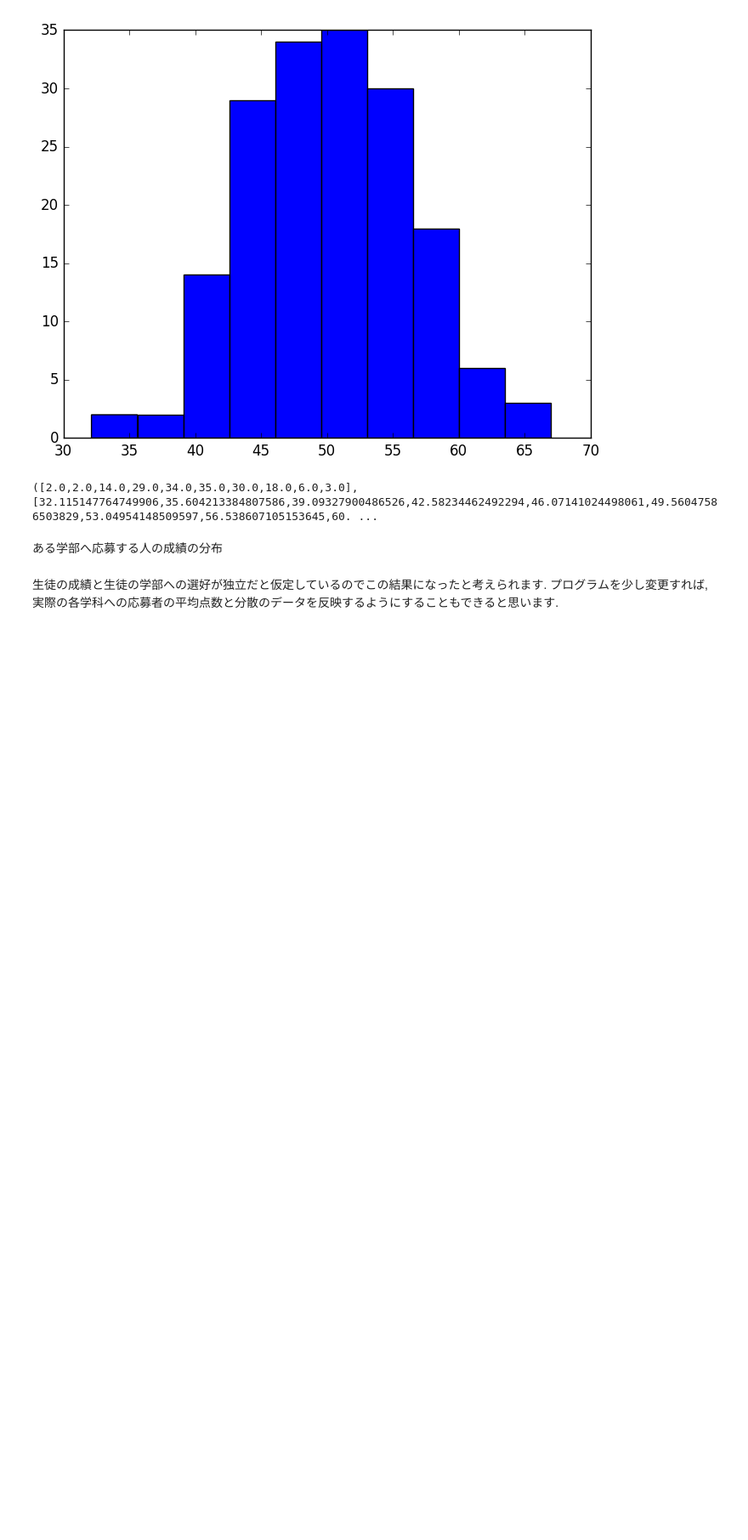
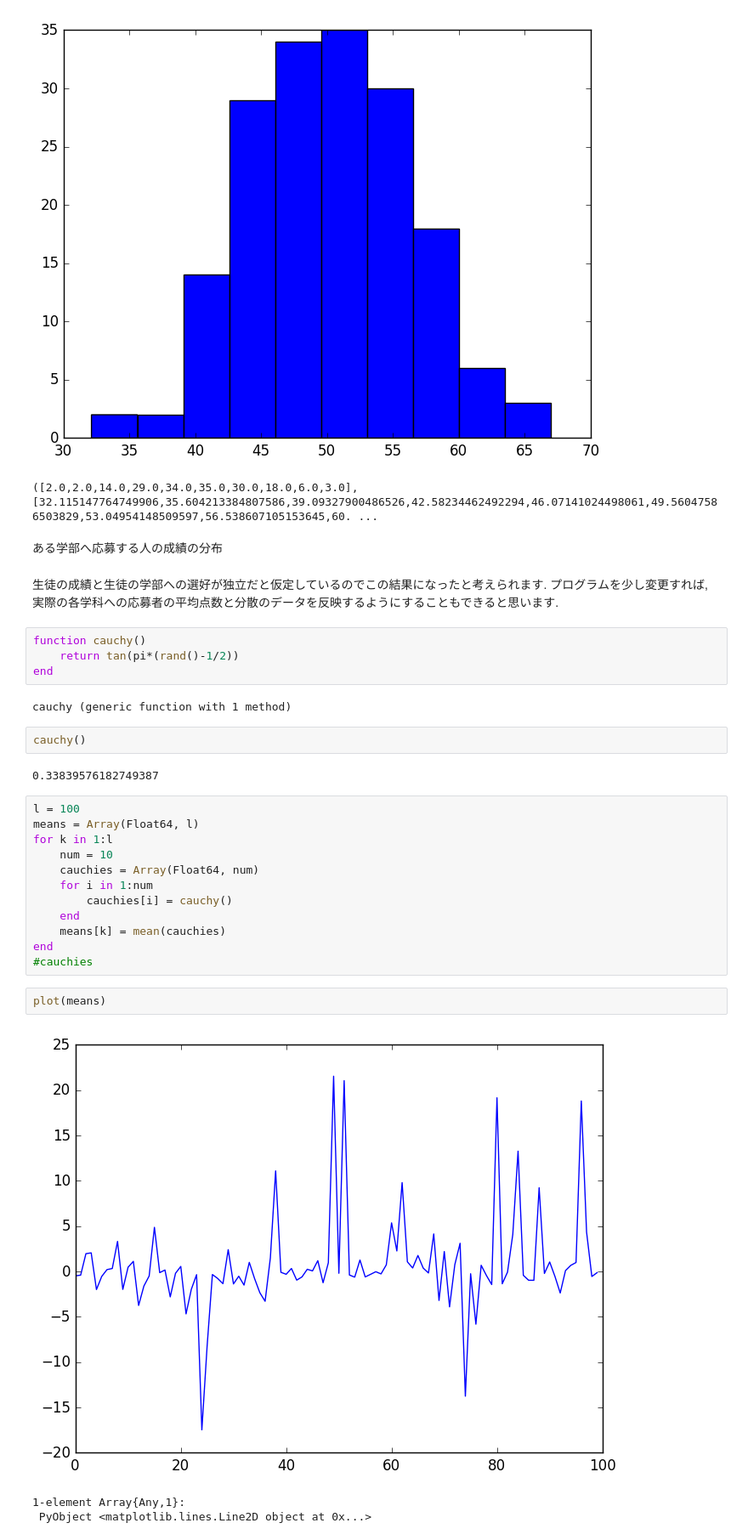
Before and after one commit to nswa17/-, a Jupyter notebook: demo.ipynb, the cells around one changed output. Shown: that part at 85% size. Saved outputs shown, nothing was run; the diff lists cells and outputs as text; blank space fills up the shorter version.

```diff
--- a/demo.ipynb
+++ b/demo.ipynb
@@ -77,3 +77,31 @@ ax[:hist](map(s -> s.score, filter(s -> s.prefs[1] == 6, students_list)))
 # %% [markdown]
 生徒の成績と生徒の学部への選好が独立だと仮定しているのでこの結果になったと考えられます.
 プログラムを少し変更すれば, 実際の各学科への応募者の平均点数と分散のデータを反映するようにすることもできると思います.
+# %%
+function cauchy()
+    return tan(pi*(rand()-1/2))
+end
+# %% [output]
+cauchy (generic function with 1 method)
+# %%
+cauchy()
+# %% [output]
+0.33839576182749387
+# %%
+l = 100
+means = Array(Float64, l)
+for k in 1:l
+    num = 10
+    cauchies = Array(Float64, num)
+    for i in 1:num
+        cauchies[i] = cauchy()
+    end
+    means[k] = mean(cauchies)
+end
+#cauchies
+# %%
+plot(means)
+# %% [output]
+[figure, added]
+1-element Array{Any,1}:
+ PyObject <matplotlib.lines.Line2D object at 0x...>
```
Also changed, not shown: parts of 4 cells of this notebook, 1 other file.
